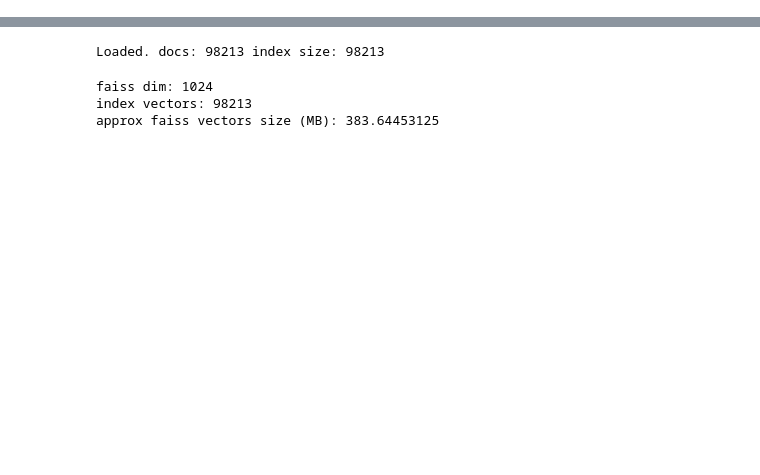
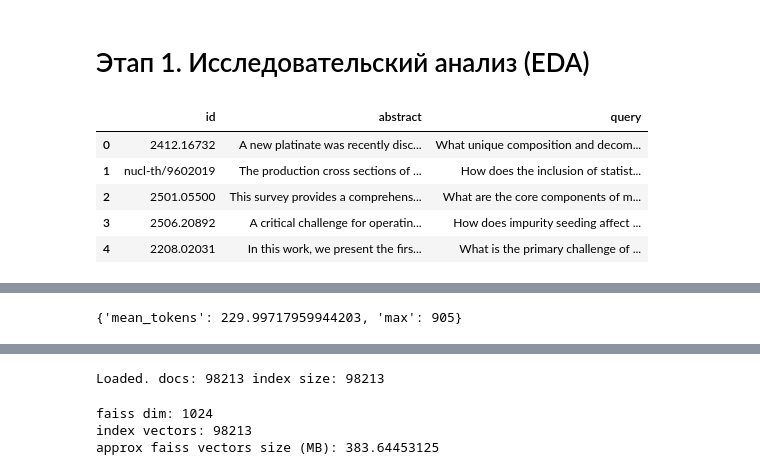
Before and after one commit to Examle20/rag, a Jupyter notebook: solution.ipynb, the cells around one changed output, grey strips where cells are left out. Drawn from its saved outputs; the diff is of its cells as text; code cells hidden in the pictures; blank space fills up the shorter version.

```diff
--- a/solution.ipynb
+++ b/solution.ipynb
@@ -13 +12,34 @@ import ijson
 from tqdm.auto import tqdm
+# %% [markdown]
+# Этап 1. Исследовательский анализ (EDA)
+# %%
+import pandas as pd
+import ijson
+from pathlib import Path
+
+ARXIV_JSON = Path("arxiv-metadata-s.json")
+TEST_CSV = Path("test_sample.csv")
+
+df = pd.read_csv(TEST_CSV)
+display(df.head(5))
+
+samples = []
+with ARXIV_JSON.open("r", encoding="utf-8") as f:
+    for obj in ijson.items(f, "item"):
+        samples.append({
+            "id": obj.get("id"),
+            "title": (obj.get("title") or "").strip()[:160],
+            "abstract": (obj.get("abstract") or "").strip()[:300],
+            "categories": obj.get("categories"),
+        })
+        if len(samples) >= 3:
+            break
+
+display(pd.DataFrame(samples))
+# %% [output]
+|  | id | abstract | query |
+| 0 | 2412.16732 | A new platinate was recently disc... | What unique composition and decom... |
+| 1 | nucl-th/9602019 | The production cross sections of ... | How does the inclusion of statist... |
+| 2 | 2501.05500 | This survey provides a comprehens... | What are the core components of m... |
+| 3 | 2506.20892 | A critical challenge for operatin... | How does impurity seeding affect ... |
+| 4 | 2208.02031 | In this work, we present the firs... | What is the primary challenge of ... |
@@ -13,0 +50,27 @@ from tqdm.auto import tqdm
+# %%
+tokenizer = AutoTokenizer.from_pretrained("Qwen/Qwen3-Embedding-0.6B")
+
+def mean_token_len_arxiv(json_path: Path):
+    lengths = []
+    with json_path.open("r", encoding="utf-8") as f:
+        it = ijson.items(f, "item")
+        for obj in tqdm(it, desc="Counting tokens"):
+            title = (obj.get("title") or "").strip()
+            abstract = (obj.get("abstract") or "").strip()
+            text = (title + "\n" + abstract).strip()
+
+            if not text:
+                continue
+            tok = tokenizer(text, add_special_tokens=False, truncation=False)
+            lengths.append(len(tok["input_ids"]))
+
+    arr = np.array(lengths, dtype=np.int32)
+    return {
+        "mean_tokens": float(arr.mean()),
+        "max": int(arr.max()),
+    }
+
+tokens_info = mean_token_len_arxiv(ARXIV_JSON)
+print(tokens_info)
+# %% [output]
+{'mean_tokens': 229.99717959944203, 'max': 905}
```
Also changed, not shown: parts of 8 cells of this notebook.
